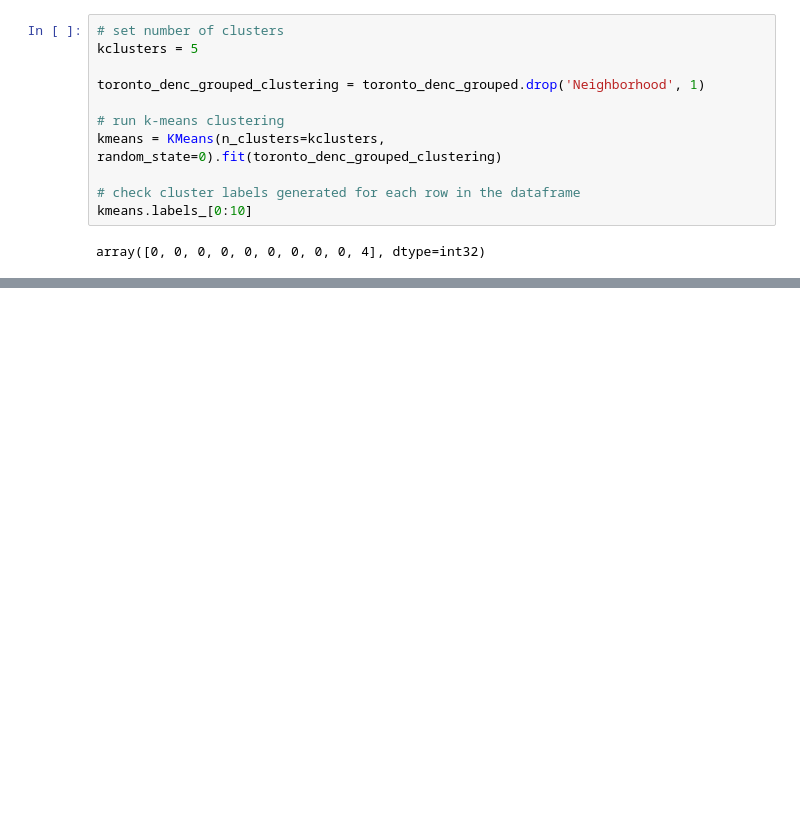
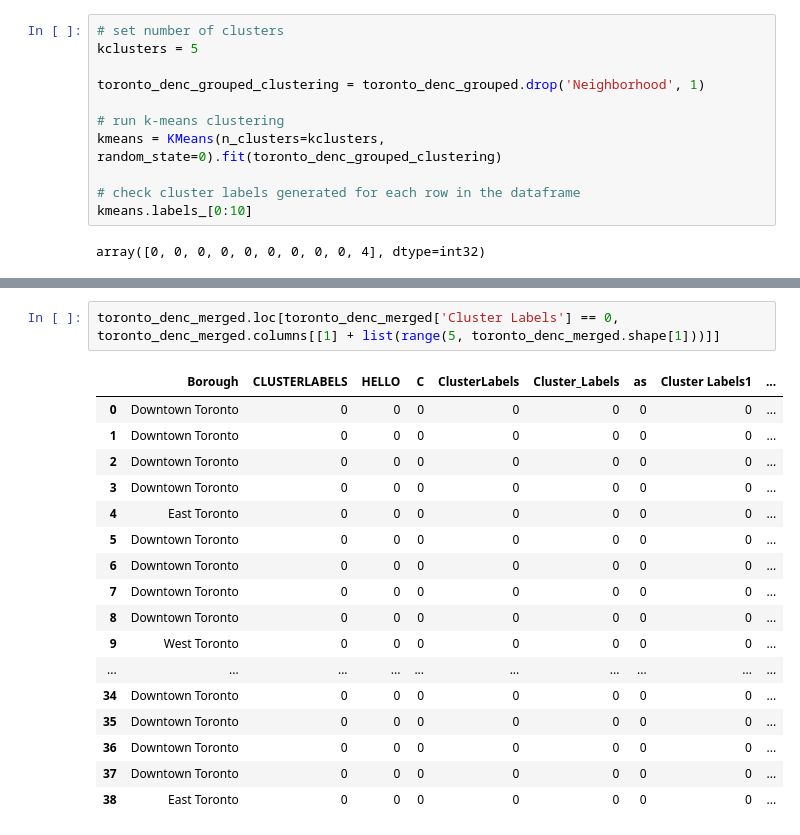
Before and after one commit to BrokenSpaghetti99/Classifying-Planets, a Jupyter notebook: Assignment.ipynb, the cells around one changed output, grey strips where cells are left out. Cells and saved outputs as stored; diff of their text form; blank space fills up the shorter version.

```diff
--- a/Assignment.ipynb
+++ b/Assignment.ipynb
@@ -394,0 +443,20 @@ toronto_denc_merged.head() # check the last columns!
+# %%
+toronto_denc_merged.loc[toronto_denc_merged['Cluster Labels'] == 0, toronto_denc_merged.columns[[1] + list(range(5, toronto_denc_merged.shape[1]))]]
+# %% [output]
+|  | Borough | CLUSTERLABELS | HELLO | C | ClusterLabels | Cluster_Labels | as | Cluster Labels1 | ... |
+| 0 | Downtown Toronto | 0 | 0 | 0 | 0 | 0 | 0 | 0 | ... |
+| 1 | Downtown Toronto | 0 | 0 | 0 | 0 | 0 | 0 | 0 | ... |
+| 2 | Downtown Toronto | 0 | 0 | 0 | 0 | 0 | 0 | 0 | ... |
+| 3 | Downtown Toronto | 0 | 0 | 0 | 0 | 0 | 0 | 0 | ... |
+| 4 | East Toronto | 0 | 0 | 0 | 0 | 0 | 0 | 0 | ... |
+| 5 | Downtown Toronto | 0 | 0 | 0 | 0 | 0 | 0 | 0 | ... |
+| 6 | Downtown Toronto | 0 | 0 | 0 | 0 | 0 | 0 | 0 | ... |
+| 7 | Downtown Toronto | 0 | 0 | 0 | 0 | 0 | 0 | 0 | ... |
+| 8 | Downtown Toronto | 0 | 0 | 0 | 0 | 0 | 0 | 0 | ... |
+| 9 | West Toronto | 0 | 0 | 0 | 0 | 0 | 0 | 0 | ... |
+| ... | ... | ... | ... | ... | ... | ... | ... | ... | ... |
+| 34 | Downtown Toronto | 0 | 0 | 0 | 0 | 0 | 0 | 0 | ... |
+| 35 | Downtown Toronto | 0 | 0 | 0 | 0 | 0 | 0 | 0 | ... |
+| 36 | Downtown Toronto | 0 | 0 | 0 | 0 | 0 | 0 | 0 | ... |
+| 37 | Downtown Toronto | 0 | 0 | 0 | 0 | 0 | 0 | 0 | ... |
+| 38 | East Toronto | 0 | 0 | 0 | 0 | 0 | 0 | 0 | ... |
```
Also changed, not shown: parts of 6 cells of this notebook.
